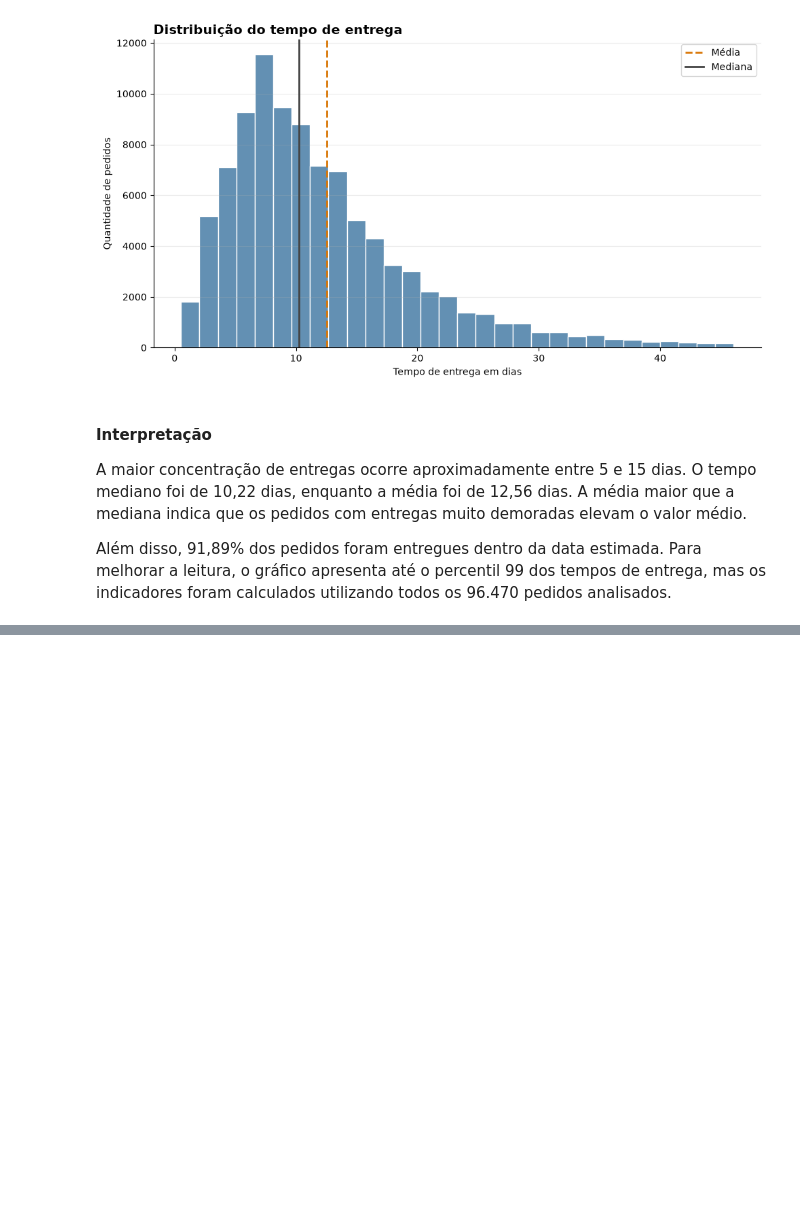
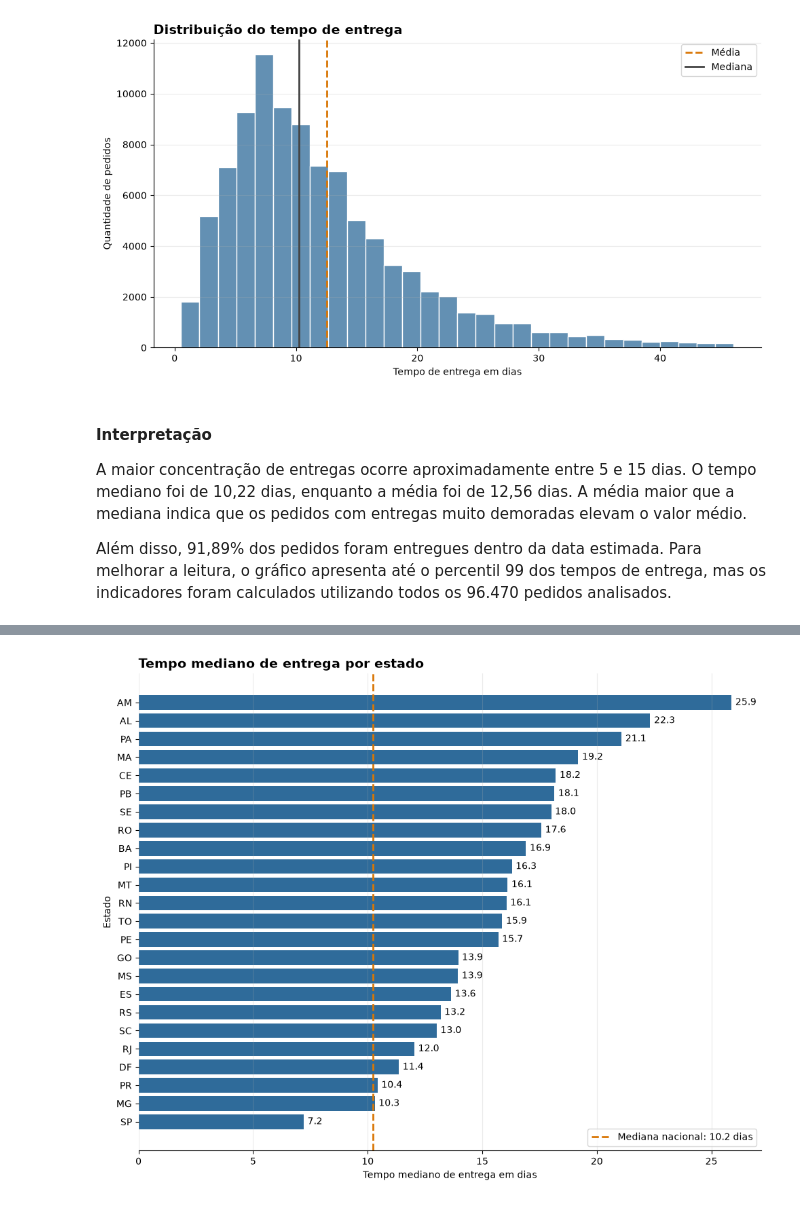
Before and after one commit to AliceGuerreiro/analise-vendas-ecommerce, a Jupyter notebook: notebooks/01_exploracao_inicial.ipynb, the cells around one changed output, grey strips where cells are left out. Saved outputs shown, nothing was run; the diff lists cells and outputs as text; code cells hidden in the pictures; blank space fills up the shorter version.

Commit message:
Adiciona comparação das entregas por estado
Compara o tempo mediano de entrega entre os estados e registra diferenças regionais.

```diff
--- a/notebooks/01_exploracao_inicial.ipynb
+++ b/notebooks/01_exploracao_inicial.ipynb
@@ -618,0 +674,51 @@ Além disso, 91,89% dos pedidos foram entregues dentro da data estimada. Para me
+# %%
+estados_para_grafico = (
+    resumo_entregas_estado[
+        resumo_entregas_estado["quantidade_pedidos"] >= 100
+    ]
+    .sort_values("tempo_mediano_dias", ascending=True)
+)
+
+mediana_nacional = pedidos_entregues["tempo_entrega_dias"].median()
+
+fig, ax = plt.subplots(figsize=(10, 8))
+
+barras = ax.barh(
+    estados_para_grafico["customer_state"],
+    estados_para_grafico["tempo_mediano_dias"],
+    color="#2F6B9A"
+)
+
+ax.bar_label(
+    barras,
+    fmt="%.1f",
+    padding=4
+)
+
+ax.axvline(
+    mediana_nacional,
+    color="#D97706",
+    linestyle="--",
+    linewidth=2,
+    label=f"Mediana nacional: {mediana_nacional:.1f} dias"
+)
+
+ax.set_title(
+    "Tempo mediano de entrega por estado",
+    loc="left",
+    fontsize=14,
+    fontweight="bold"
+)
+
+ax.set_xlabel("Tempo mediano de entrega em dias")
+ax.set_ylabel("Estado")
+ax.legend()
+ax.grid(axis="x", alpha=0.25)
+
+for lado in ["top", "right", "left"]:
+    ax.spines[lado].set_visible(False)
+
+plt.tight_layout()
+plt.show()
+# %% [output]
+[figure, added]
```
Also changed, not shown: parts of 3 cells of this notebook.
